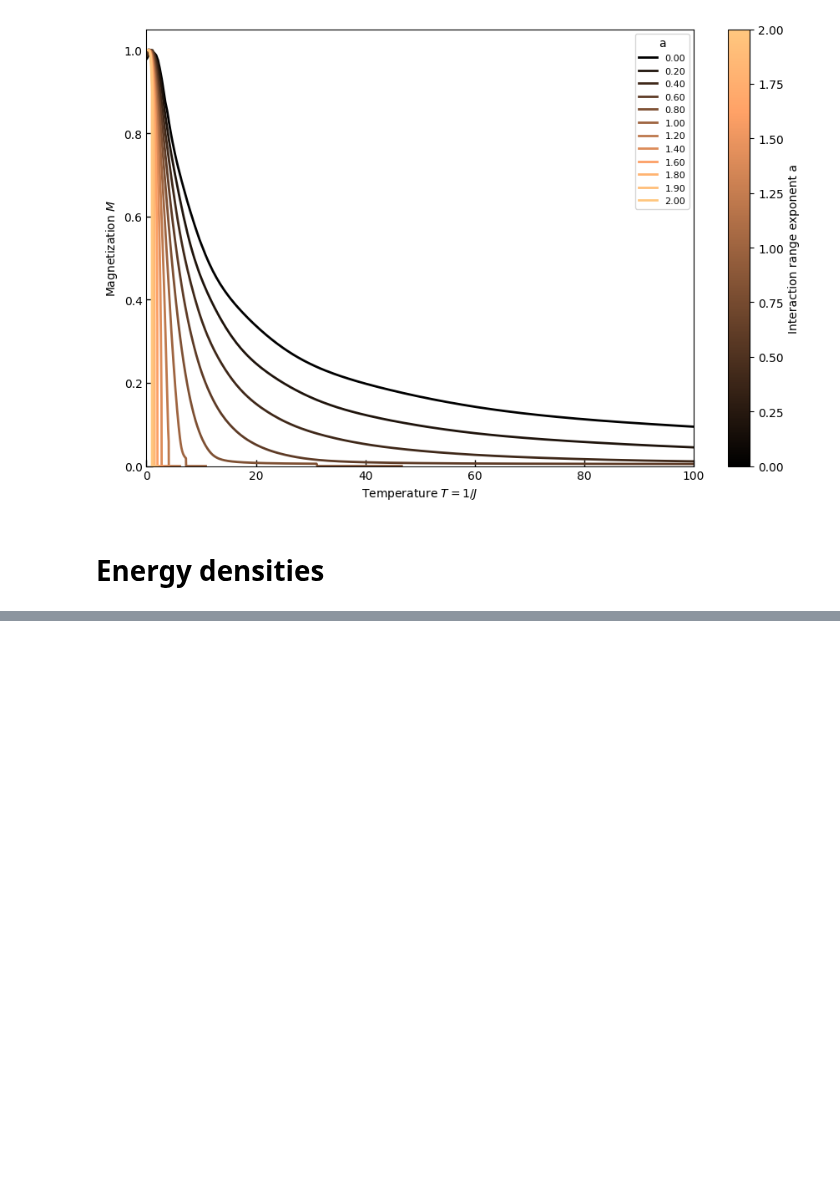
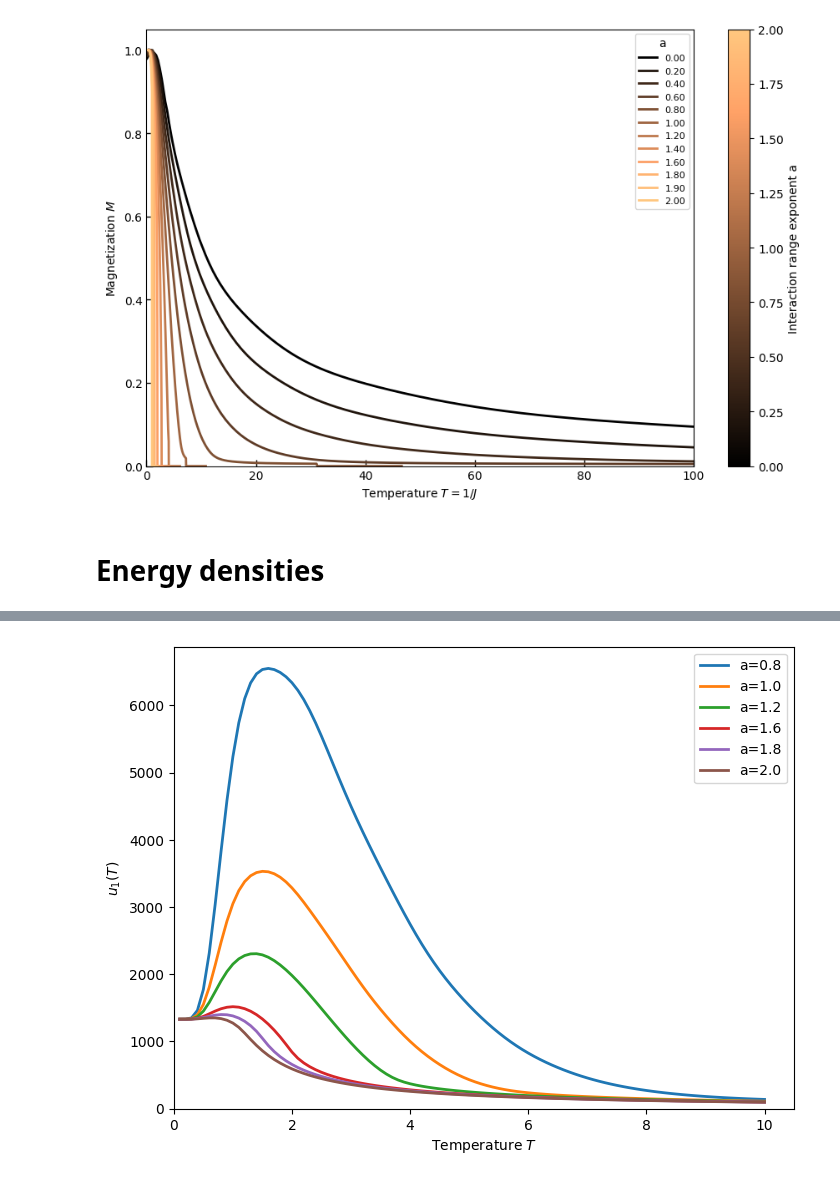
Before and after one commit to erbilcanartun/long-range-ising-chain, a Jupyter notebook: notebooks/fixed_chain_size_implementation.ipynb, the cells around one changed output, grey strips where cells are left out. Drawn from its saved outputs; the diff is of its cells as text; code cells hidden in the pictures; blank space fills up the shorter version.

```diff
--- a/notebooks/fixed_chain_size_implementation.ipynb
+++ b/notebooks/fixed_chain_size_implementation.ipynb
@@ -784,0 +785,45 @@ plt.show()
+# %%
+# Choose distances r to evaluate
+r_values = [1]
+
+# Choose range of interaction exponents a
+a_values = [0., 0.2,0.4,0.6,0.8,1.0, 1.2,1.6,1.8, 2.0]
+
+# Temperature grid
+T_values = np.linspace(0.1, 10, 100)
+
+# Compute and store results:
+# u_results[a][r] = array of length len(T_values)
+u_results = {a: {r: [] for r in r_values} for a in a_values}
+
+for a in a_values:
+    for T in T_values:
+        ur_dict = u_r(T, a, r_values,
+                      max_steps=7,
+                      D_fixed=2000,
+                      dJ_rel=1e-3)
+        for r in r_values:
+            u_results[a][r].append(ur_dict[r])
+
+# ---------------------------------------------------------
+# Plot: One figure per r-value
+# ---------------------------------------------------------
+
+for r in r_values:
+    plt.figure(figsize=(8, 6))
+
+    for a in [0.8,1.0, 1.2,1.6,1.8, 2.0]:
+        plt.plot(
+            T_values,
+            u_results[a][r],
+            label=f"a={a}",
+            lw=2
+        )
+    plt.xlim(0, None)
+    plt.ylim(0, None)
+    plt.xlabel("Temperature $T$")
+    plt.ylabel(f"$u_{r}(T)$")
+    plt.legend()
+    plt.show()
+# %% [output]
+[figure, added]
```
Also changed, not shown: parts of 2 cells of this notebook.
